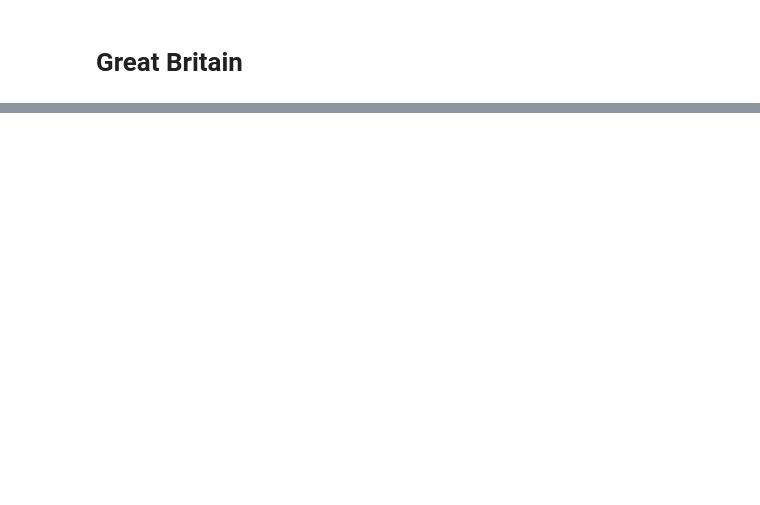
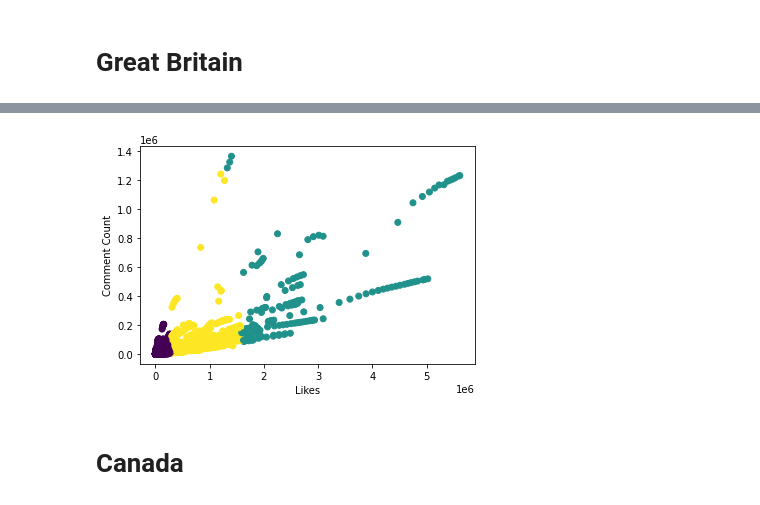
Before and after one commit to run-cmw/trending-yt-vids-api, a Jupyter notebook: project/YouTube_Analysis_Jacob.ipynb, the cells around one changed output, grey strips where cells are left out. Cells and saved outputs as stored; diff of their text form; code cells hidden in the pictures; blank space fills up the shorter version.

```diff
--- a/project/YouTube_Analysis_Jacob.ipynb
+++ b/project/YouTube_Analysis_Jacob.ipynb
@@ -647,0 +746,5 @@ df_sentiment_uk_tags.loc[df_sentiment_uk_tags['compound'] < -0.4, 'Sentiment'] =
+# %%
+df2 = df_us._get_numeric_data()
+df2 = df2.drop(columns='views')
+# %%
+model = kmeans(n_clusters = 3).fit(df2)
@@ -647,0 +773,8 @@ df_sentiment_uk_tags.loc[df_sentiment_uk_tags['compound'] < -0.4, 'Sentiment'] =
+# %%
+plt.xlabel('Likes')
+plt.ylabel('Comment Count')
+scatter = plt.scatter(df_us['likes'], df_us['comment_count'], c = model.labels_)
+# %% [output]
+[figure, added]
+# %% [markdown]
+# Canada
```
Also changed, not shown: parts of 70 cells of this notebook.
